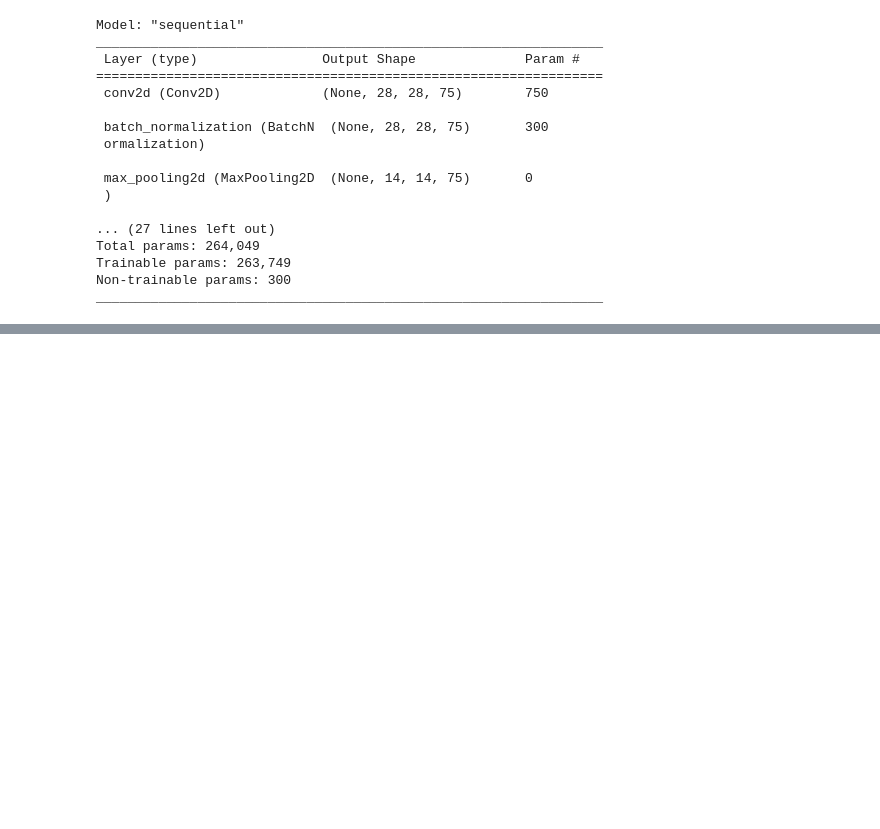
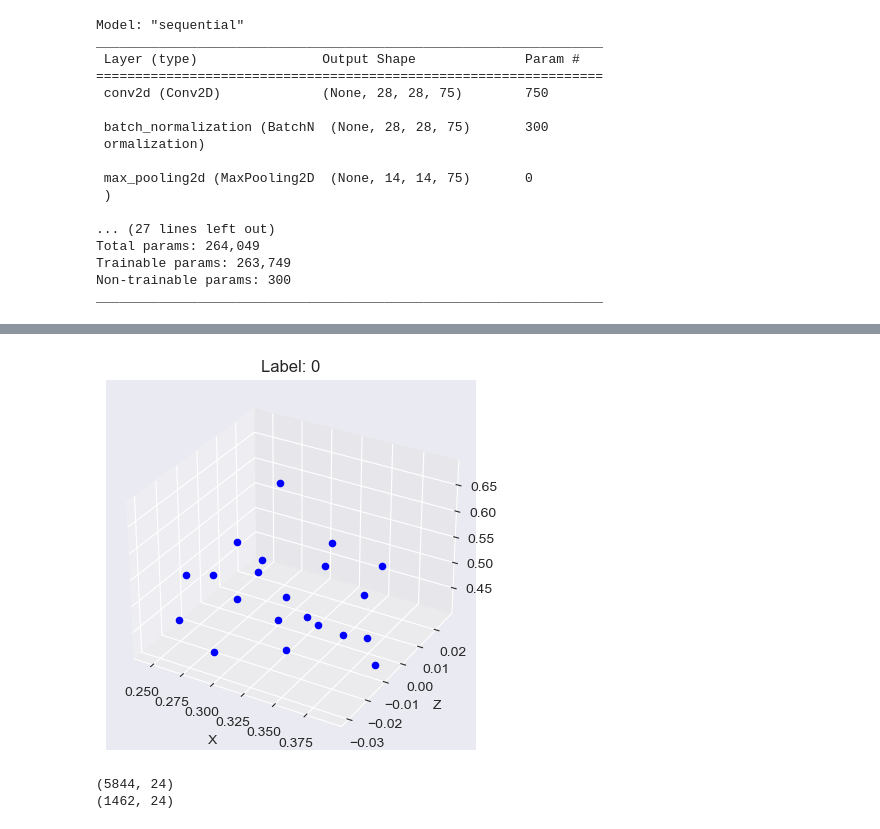
Before and after one commit to TjarkGerken/ml_intro_project, a Jupyter notebook: sign-language-recognision.ipynb, the cells around one changed output, grey strips where cells are left out. Drawn from its saved outputs; the diff is of its cells as text; code cells hidden in the pictures; blank space fills up the shorter version.

```diff
--- a/sign-language-recognision.ipynb
+++ b/sign-language-recognision.ipynb
@@ -186,0 +224,14 @@ display_prediction(sample_images, ground_truth, predicted_categories)
+# %%
+german_data = pd.read_csv("data/german/german_sign_language.csv")
+label_enc = german_data.label.unique()
+german_data.label = german_data.label.replace(label_enc, list(range(0,24)))
+
+
+
+
+ds_y = german_data.label.array
+ds_y = pd.factorize(ds_y)[0]
+ds_y = np.array(ds_y)
+
+ds_x = german_data.drop(['label'], axis=1)
+ds_x = ds_x.to_numpy()
@@ -186,0 +277,49 @@ display_prediction(sample_images, ground_truth, predicted_categories)
+# %%
+num = 10
+example = ds_x[num]
+label = ds_y[num]
+
+fig = plt.figure()
+ax = fig.add_subplot(projection='3d')
+
+for vec in example:
+    ax.scatter(vec[0], vec[2], vec[1], color='b')
+
+plt.title(f'Label: {classes[label]}')
+ax.set_xlabel('X')
+ax.set_ylabel('Z')
+ax.set_zlabel('Y')
+
+plt.show()
+# %% [output]
+[figure, added]
+# %%
+# hyperparameters
+epochs = 10
+val_split = .2
+
+# labels to one hot
+from keras.utils import to_categorical
+
+y_train = to_categorical(y_train.astype(int))
+y_test = to_categorical(y_test.astype(int))
+
+print(y_train.shape)
+print(y_test.shape)
+
+# create callbacks
+from keras.callbacks import EarlyStopping, ReduceLROnPlateau
+
+early_stop = EarlyStopping(monitor='val_acc',
+                           restore_best_weights=True,
+                           patience=10,
+                           verbose=0)
+
+reduce_lr = ReduceLROnPlateau(monitor='val_acc',
+                              factor=0.2,
+                              min_lr=0.00001,
+                              patience=5,
+                              verbose=0)
+# %% [output]
+(5844, 24)
+(1462, 24)
```
Also changed, not shown: parts of 18 cells of this notebook, 2 other files.
